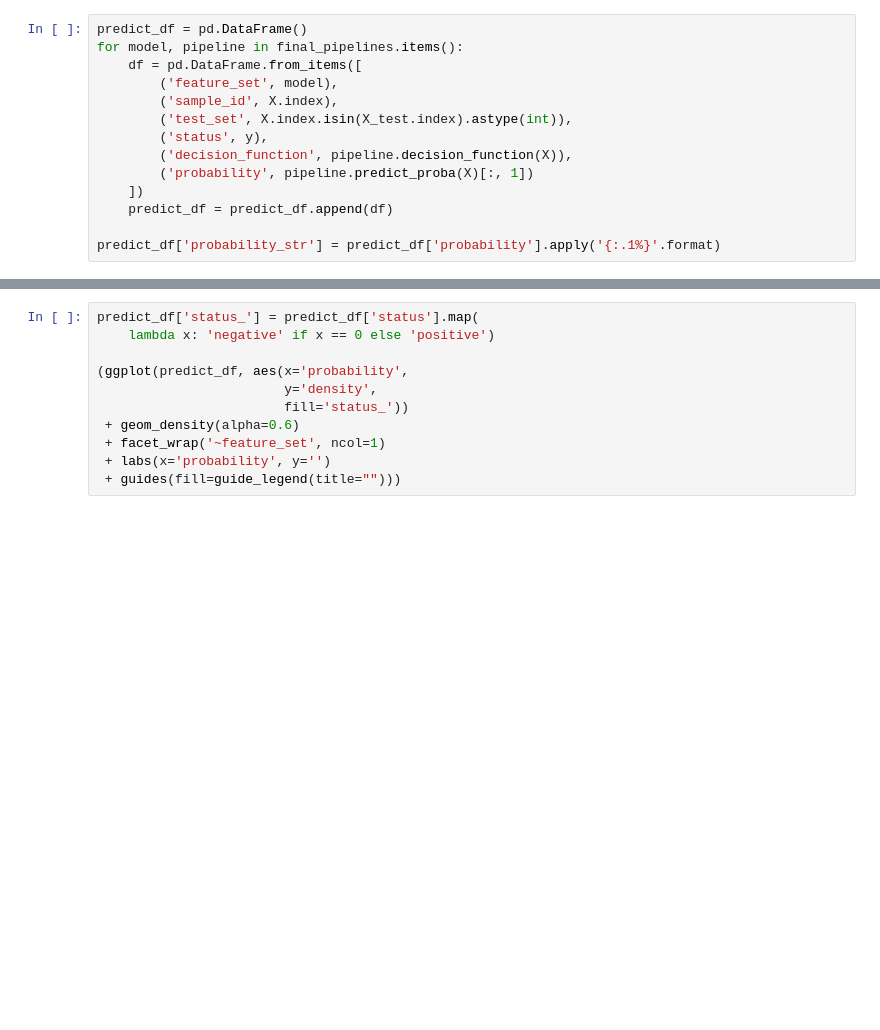
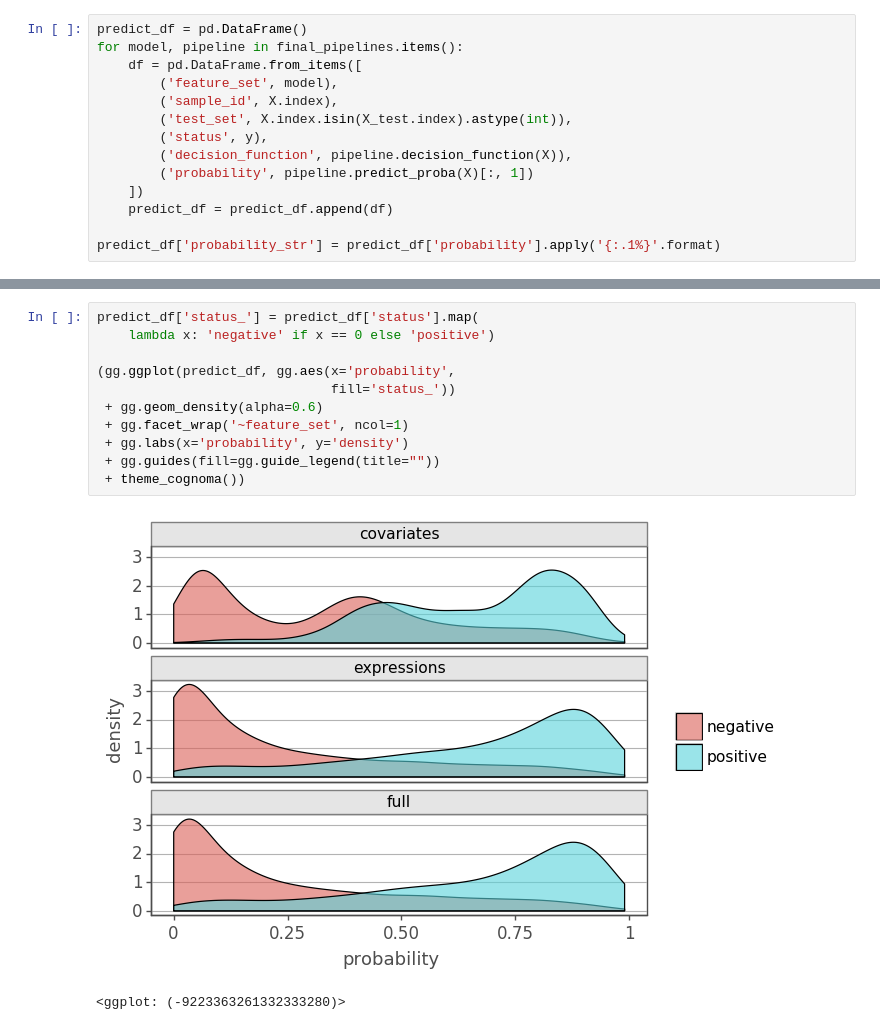
Before and after one commit to patrick-miller/machine-learning, a Jupyter notebook: 2.mutation-classifier.ipynb, the cells around one changed output, grey strips where cells are left out. Cells and saved outputs as stored; diff of their text form; blank space fills up the shorter version.

```diff
--- a/2.mutation-classifier.ipynb
+++ b/2.mutation-classifier.ipynb
@@ -381,11 +489,14 @@ predict_df['probability_str'] = predict_df['probability'].apply('{:.1%}'.format)
 # %%
 predict_df['status_'] = predict_df['status'].map(
     lambda x: 'negative' if x == 0 else 'positive')
 
-(ggplot(predict_df, aes(x='probability',
-                        y='density',
-                        fill='status_'))
- + geom_density(alpha=0.6)
- + facet_wrap('~feature_set', ncol=1)
- + labs(x='probability', y='')
- + guides(fill=guide_legend(title="")))
+(gg.ggplot(predict_df, gg.aes(x='probability',
+                              fill='status_'))
+ + gg.geom_density(alpha=0.6)
+ + gg.facet_wrap('~feature_set', ncol=1)
+ + gg.labs(x='probability', y='density')
+ + gg.guides(fill=gg.guide_legend(title=""))
+ + theme_cognoma())
+# %% [output]
+[figure, added]
+<ggplot: (-9223363261332333280)>
```
Also changed, not shown: parts of 15 cells of this notebook, 2 other files.
